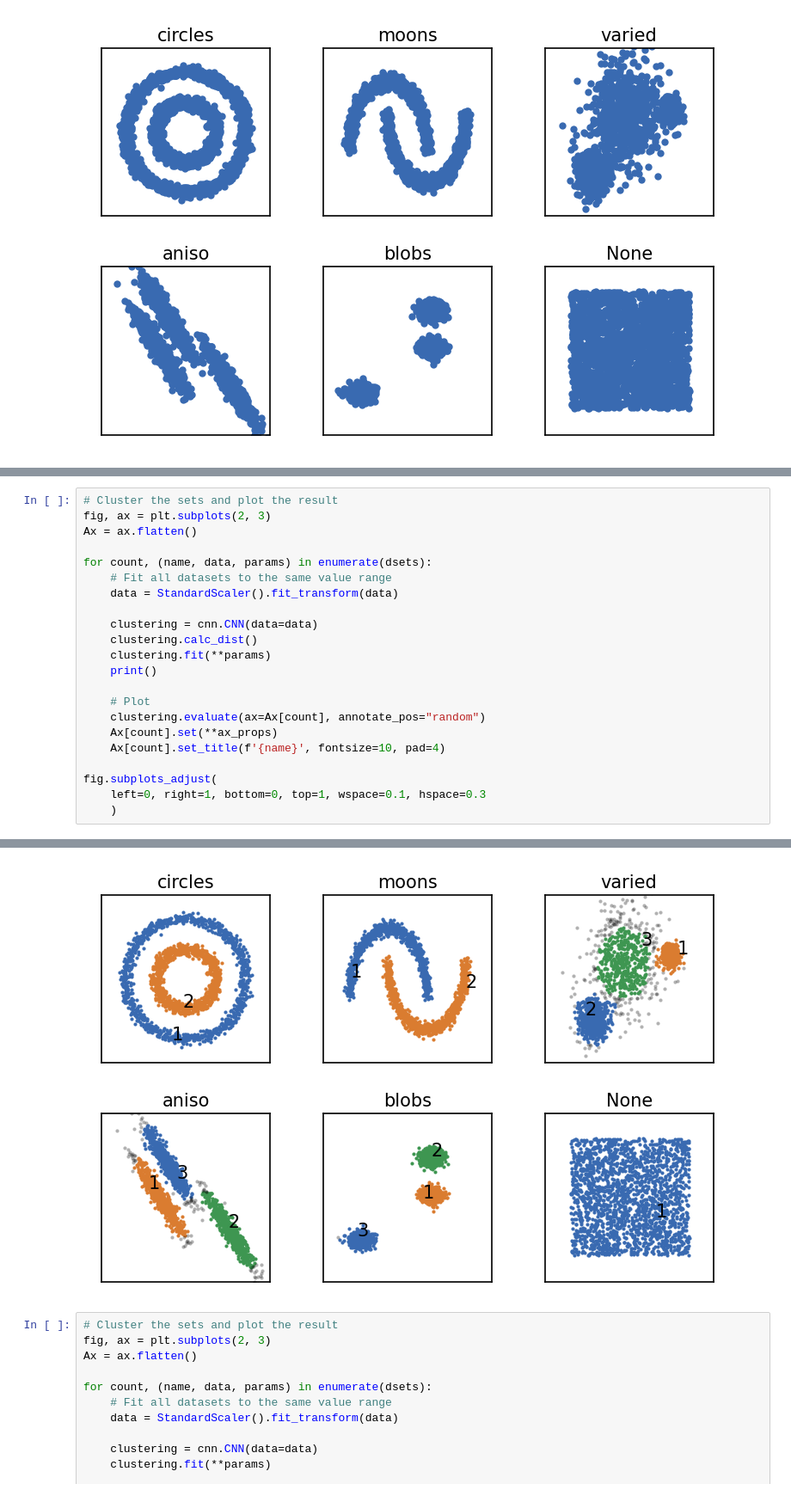
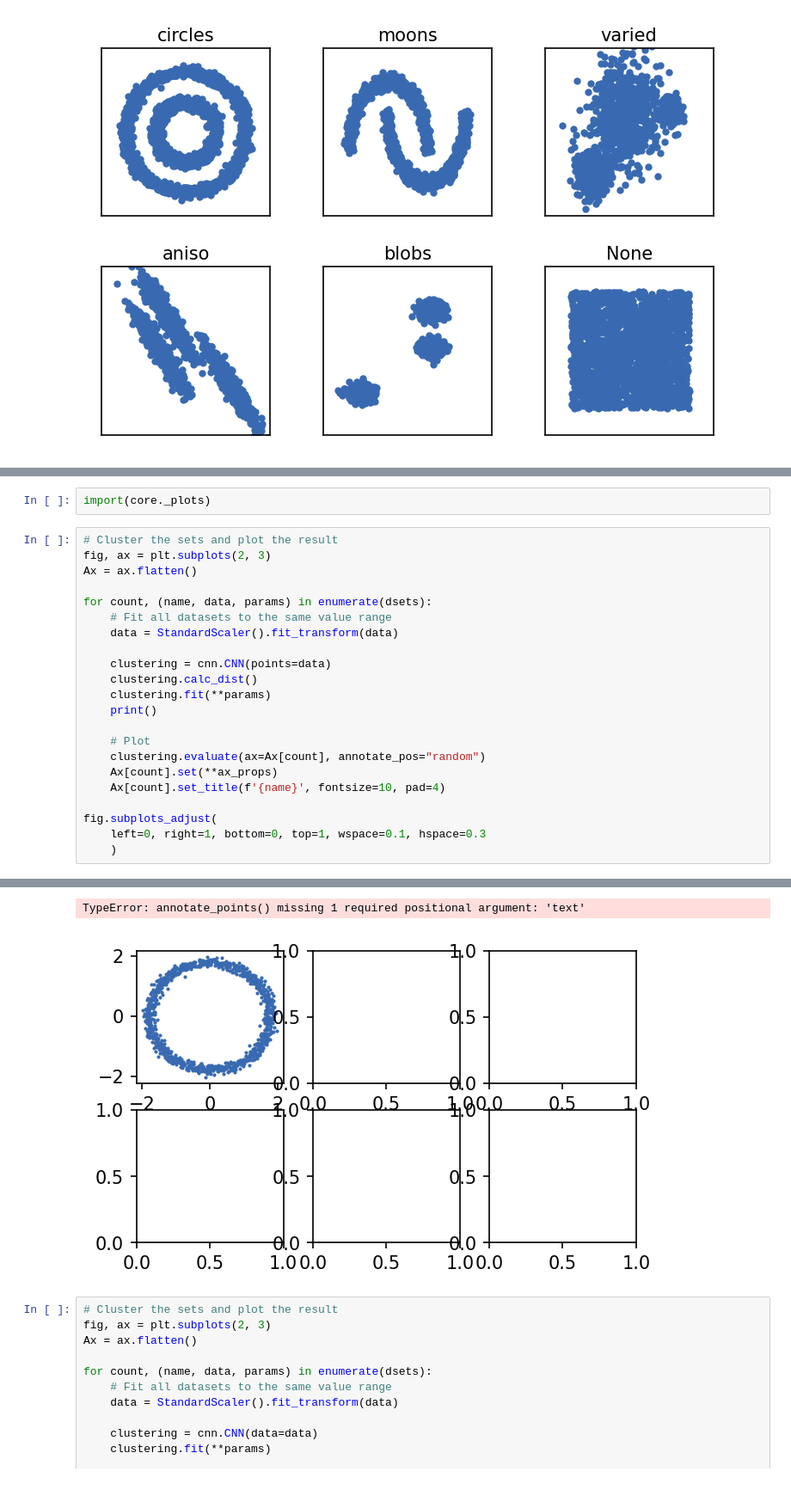
Before and after one commit to janjoswig/CommonNNClustering, a Jupyter notebook: tutorial/tutorial.ipynb, the cells around one changed output, grey strips where cells are left out. Shown at 86% size. Saved outputs shown, nothing was run; the diff lists cells and outputs as text.

Commit message:
FIX/REFACTOR: evaluate -> _plots module

```diff
--- a/tutorial/tutorial.ipynb
+++ b/tutorial/tutorial.ipynb
@@ -233,3 +186,5 @@ Points([[ 0,  1,  2],
+# %%
+import(core._plots)
 # %%
 # Cluster the sets and plot the result
 fig, ax = plt.subplots(2, 3)
@@ -239,7 +194,7 @@ for count, (name, data, params) in enumerate(dsets):
     # Fit all datasets to the same value range
     data = StandardScaler().fit_transform(data)
 
-    clustering = cnn.CNN(data=data)
+    clustering = cnn.CNN(points=data)
     clustering.calc_dist()
     clustering.fit(**params)
     print()
@@ -273,4 +216,5 @@ Execution time for call of fit: 0 hours, 0 minutes, 0.2213 seconds
+TypeError: annotate_points() missing 1 required positional argument: 'text'
-[figure, old version]
+[figure, new version]
 # %%
 # Cluster the sets and plot the result
 fig, ax = plt.subplots(2, 3)
```
Also changed, not shown: parts of 8 cells of this notebook, 3 other files.
